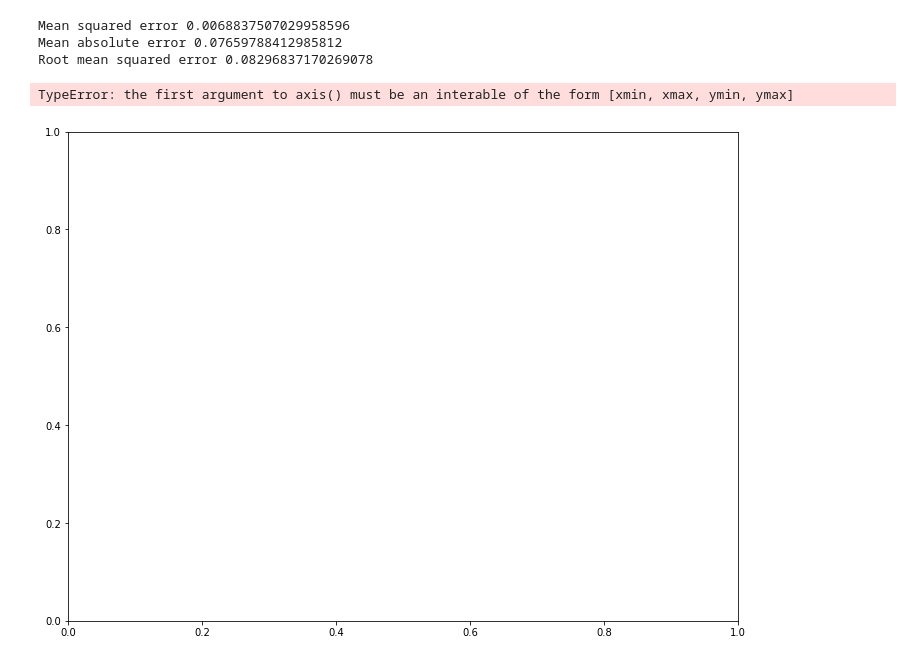
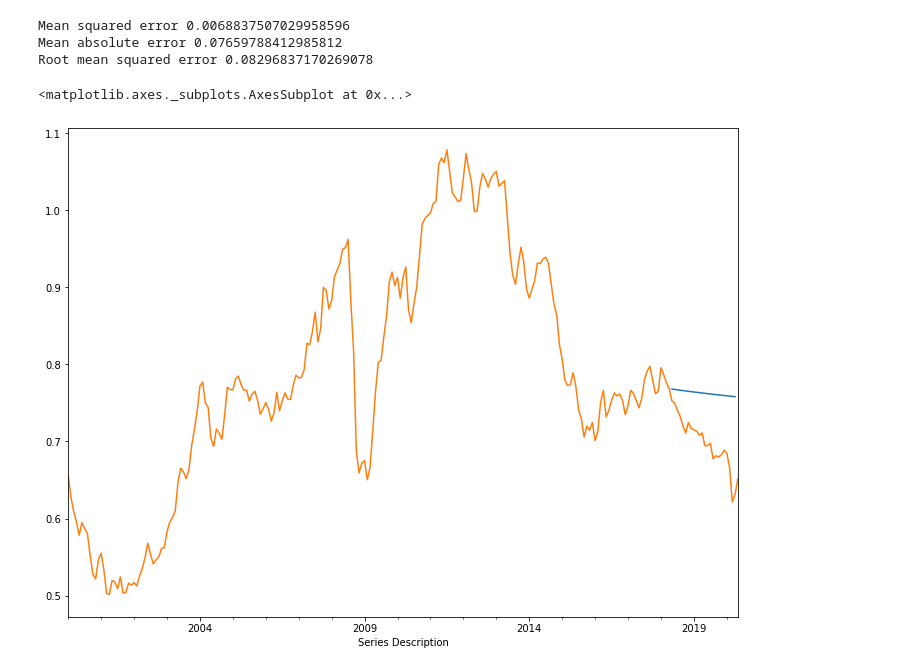
Before and after one commit to marmistead91/Foreign-Exchange-Rates-Time-Series, a Jupyter notebook: Time Series.ipynb, the cells around one changed output. Drawn from its saved outputs; the diff is of its cells as text; code cells hidden in the pictures.

Commit message:
fixed new graphs for arima model

```diff
--- a/Time Series.ipynb
+++ b/Time Series.ipynb
@@ -627,9 +627,9 @@ Root mean squared error 0.08296837170269078
 # %%
 pred=arimamod(month_aus.Australia, 1,0,0, '2018-05-31', '2020-04-30')
 plt.figure(figsize=(12,9))
-plt.axis(['2018-05-31','2020-04-30'])
-pred.plot()
-month_aus.Australia.plot()
+plt.xlim('2018-05-31', '2020-04-30')
+ax=pred.plot()
+month_aus.Australia.plot(ax=ax)
 # %% [output]
-TypeError: the first argument to axis() must be an interable of the form [xmin, xmax, ymin, ymax]
+<matplotlib.axes._subplots.AxesSubplot at 0x...>
-[figure, old version]
+[figure, new version]
```
Also changed, not shown: parts of 1 cell of this notebook.
